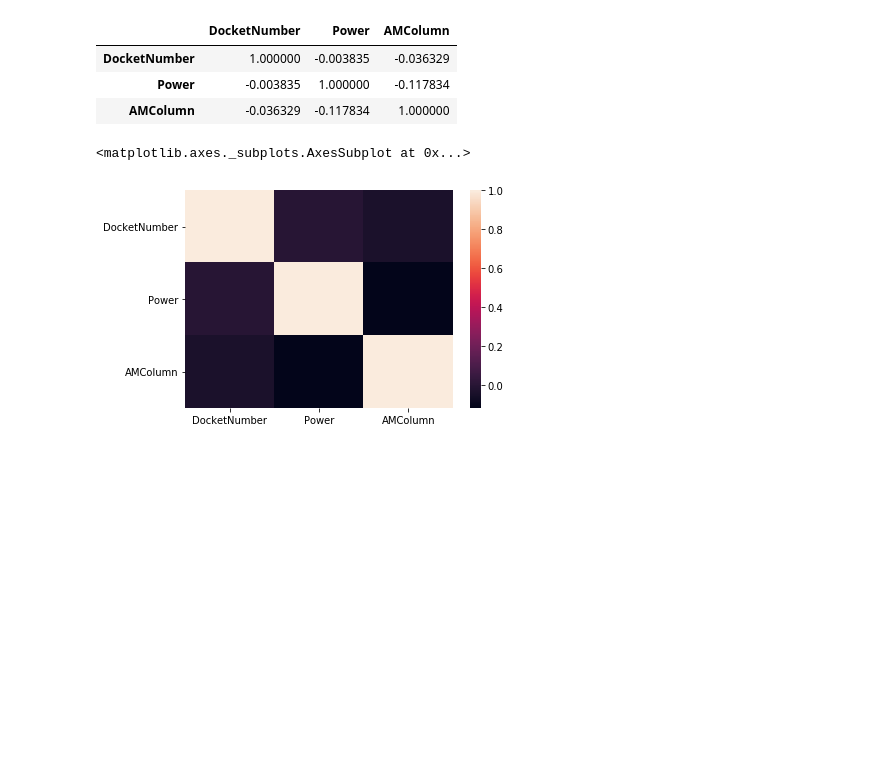
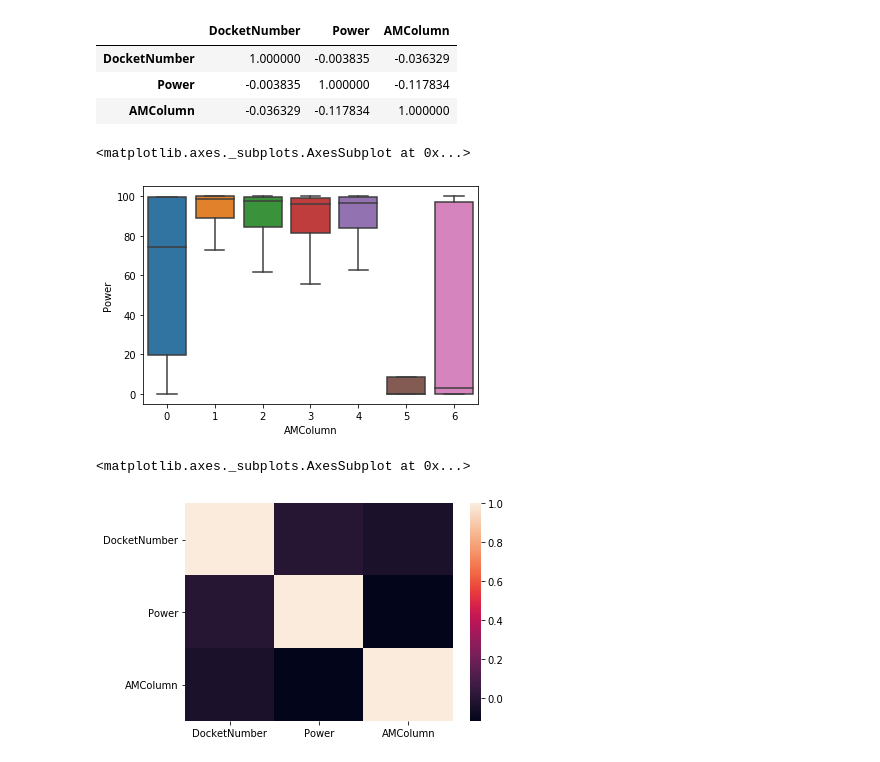
Before and after one commit to catynolan/GAFinalProject, a Jupyter notebook: CombineData-Copy1.ipynb, the cells around one changed output. Cells and saved outputs as stored; diff of their text form; code cells hidden in the pictures; blank space fills up the shorter version.

```diff
--- a/CombineData-Copy1.ipynb
+++ b/CombineData-Copy1.ipynb
@@ -101,0 +194,2 @@ newdata = new_data[['Quarter', 'DocketNumber', 'DocketName', 'Power', 'AMColumn'
+# %%
+newdata = new_data[['Quarter', 'DocketNumber', 'DocketName', 'Power', 'AMColumn']]
@@ -106,6 +215,11 @@ newdata.corr()
 | DocketNumber | 1.000000 | -0.003835 | -0.036329 |
 | Power | -0.003835 | 1.000000 | -0.117834 |
 | AMColumn | -0.036329 | -0.117834 | 1.000000 |
+# %%
+sns.boxplot(x='AMColumn', y='Power',data=newdata,showfliers=False)
+# %% [output]
+<matplotlib.axes._subplots.AxesSubplot at 0x...>
+[figure, added]
 # %%
 sns.heatmap(newdata.corr())
 # %% [output]
```
Also changed, not shown: parts of 32 cells of this notebook, 2 other files.
